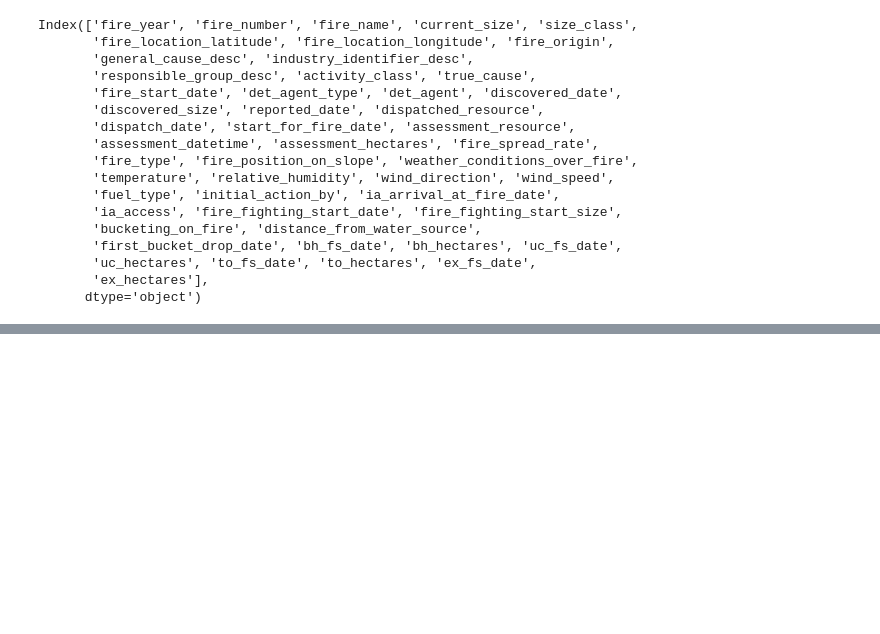
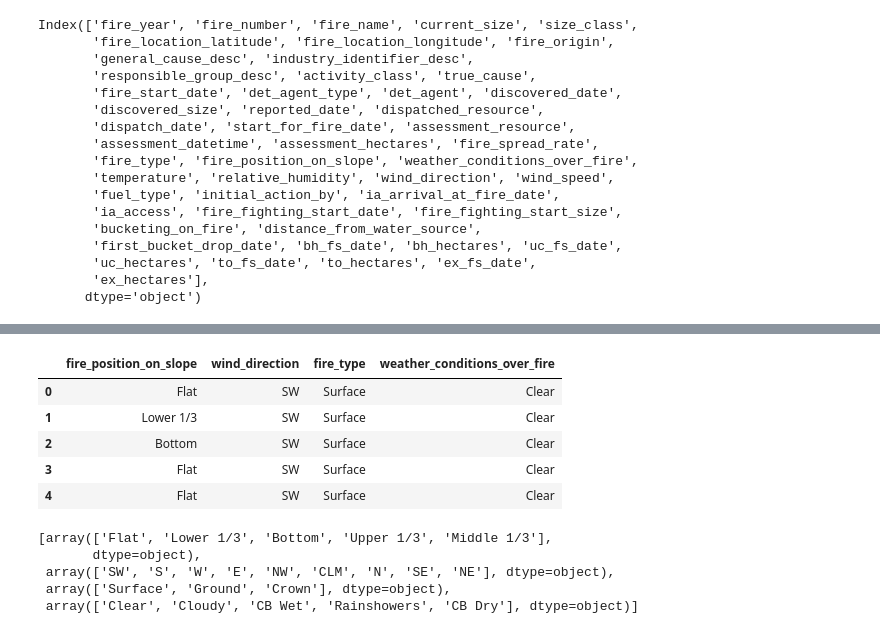
Before and after one commit to BradenYablonski/comp-4710-data-mining-project, a Jupyter notebook: project_notebook.ipynb, the cells around one changed output, grey strips where cells are left out. Cells and saved outputs as stored; diff of their text form; code cells hidden in the pictures; blank space fills up the shorter version.

```diff
--- a/project_notebook.ipynb
+++ b/project_notebook.ipynb
@@ -79,0 +89,27 @@ sub_dataset_cleaned.shape
+# %%
+cat_col = [
+    'fire_position_on_slope',
+    'wind_direction',
+    'fire_type',
+    'weather_conditions_over_fire'
+]
+cat_subdata = sub_dataset_cleaned[cat_col]
+cat_subdata.head()
+# %% [output]
+|  | fire_position_on_slope | wind_direction | fire_type | weather_conditions_over_fire |
+| 0 | Flat | SW | Surface | Clear |
+| 1 | Lower 1/3 | SW | Surface | Clear |
+| 2 | Bottom | SW | Surface | Clear |
+| 3 | Flat | SW | Surface | Clear |
+| 4 | Flat | SW | Surface | Clear |
+# %%
+[cat_subdata.fire_position_on_slope.unique(),
+cat_subdata.wind_direction.unique(),
+cat_subdata.fire_type.unique(),
+cat_subdata.weather_conditions_over_fire.unique()]
+# %% [output]
+[array(['Flat', 'Lower 1/3', 'Bottom', 'Upper 1/3', 'Middle 1/3'],
+       dtype=object),
+ array(['SW', 'S', 'W', 'E', 'NW', 'CLM', 'N', 'SE', 'NE'], dtype=object),
+ array(['Surface', 'Ground', 'Crown'], dtype=object),
+ array(['Clear', 'Cloudy', 'CB Wet', 'Rainshowers', 'CB Dry'], dtype=object)]
```
Also changed, not shown: parts of 9 cells of this notebook, 4 other files.
